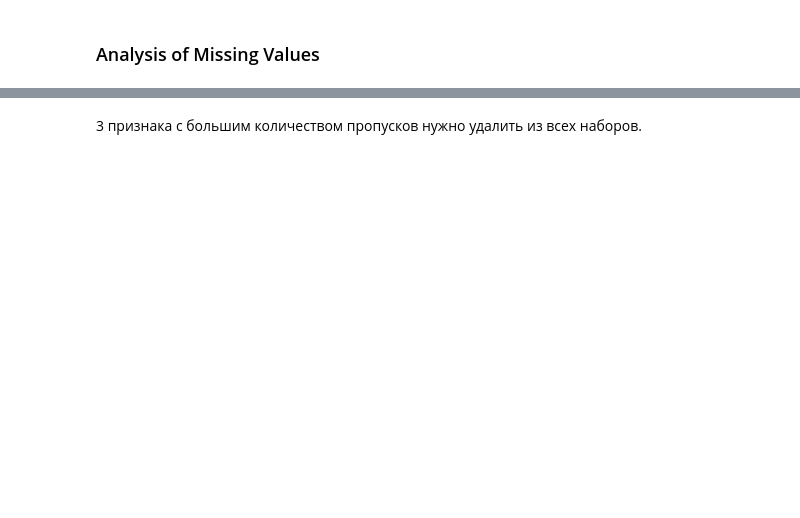
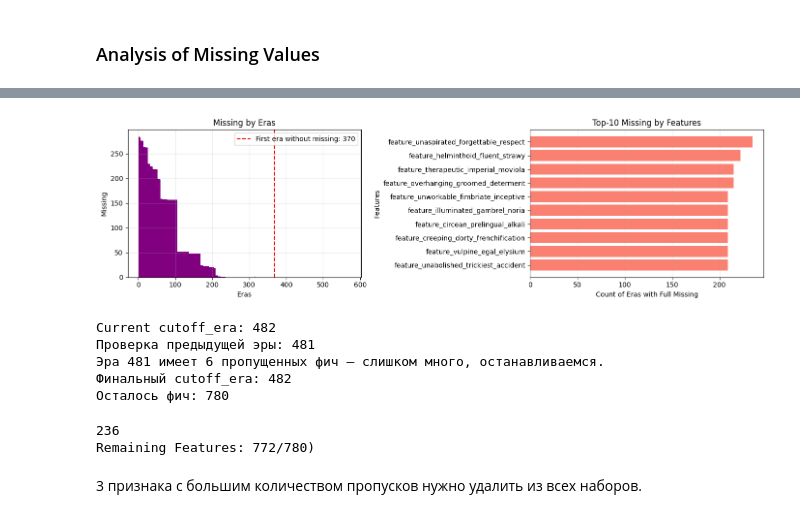
Before and after one commit to densetsu42791/numerai-tournament, a Jupyter notebook: Preparing_Datasets.ipynb, the cells around one changed output, grey strips where cells are left out. Saved outputs shown, nothing was run; the diff lists cells and outputs as text; code cells hidden in the pictures; blank space fills up the shorter version.

```diff
--- a/Preparing_Datasets.ipynb
+++ b/Preparing_Datasets.ipynb
@@ -209,0 +312,5 @@ plt.show()
+# %%
+cutoff_era, missing_features = analyze_missing(train, list(medium_features_clean), plot=True)
+# display(missing_features.sort_values('%', ascending=False).head(10))
+# %% [output]
+[figure, added]
@@ -209,0 +369,25 @@ plt.show()
+# %%
+# Запуск автоматической очистки
+final_cutoff, medium_features_clean, dict_medium_clean = auto_cutoff_and_clean(
+    train,
+    medium_set,
+    medium_dict,
+    max_missing_per_era=2,
+    min_era='1'
+)
+# %% [output]
+Current cutoff_era: 482
+Проверка предыдущей эры: 481
+Эра 481 имеет 6 пропущенных фич — слишком много, останавливаемся.
+Финальный cutoff_era: 482
+Осталось фич: 780
+# %%
+excluded_features_2 = set(get_missing_features_in_era(train, (cutoff_era-1), list(medium_features_clean)))
+if len(excluded_features_2) <= 2:
+    medium_features_clean = set(medium_features_clean) - excluded_features_2
+    cutoff_era, missing_features = analyze_missing(train, list(medium_features_clean), plot=False)
+    print(cutoff_era)
+    print(f"Remaining Features: {len(medium_features_clean)}/{len(medium_set)}")
+# %% [output]
+236
+Remaining Features: 772/780)
```
Also changed, not shown: parts of 52 cells of this notebook, 2 other files.
